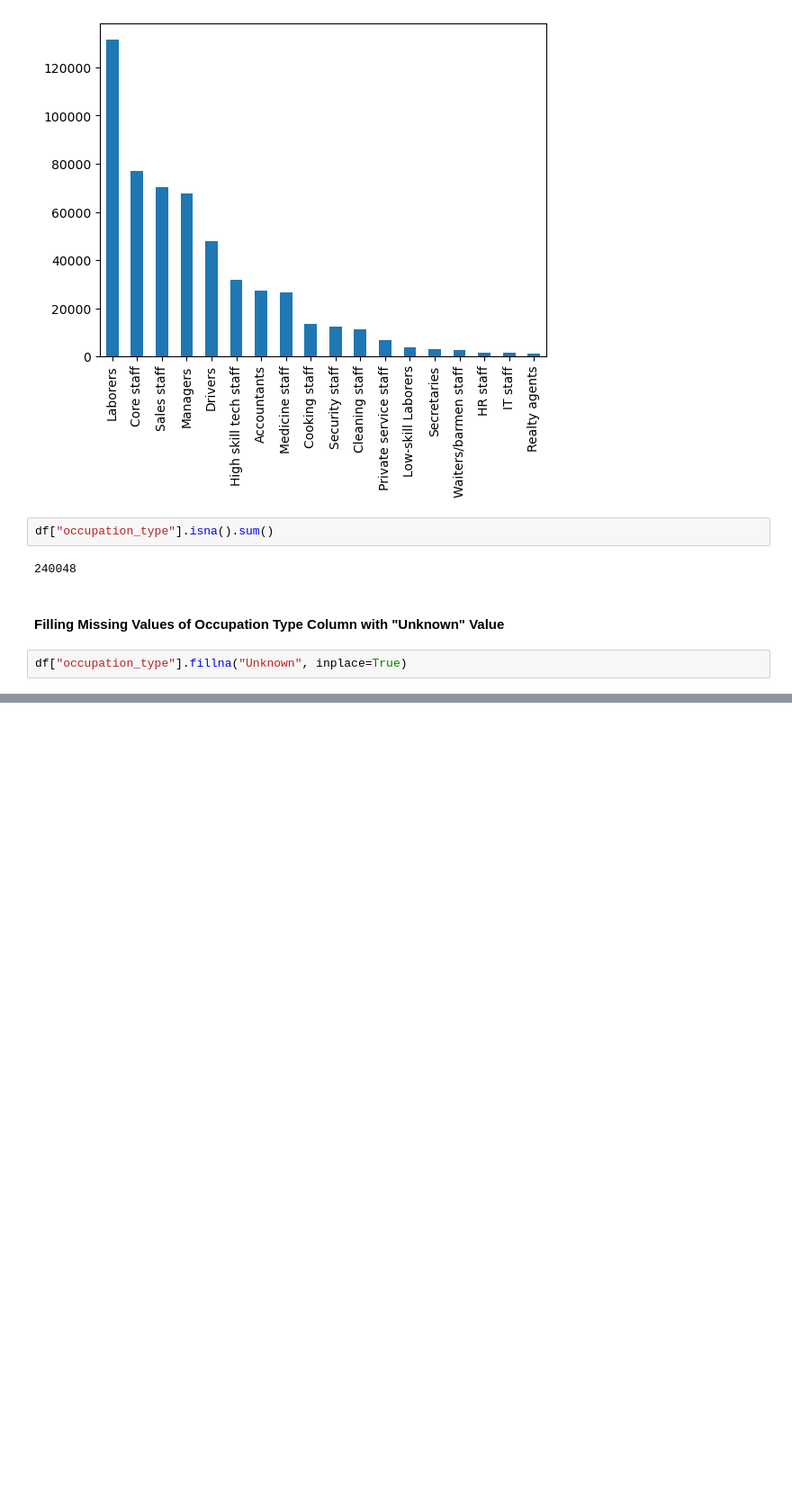
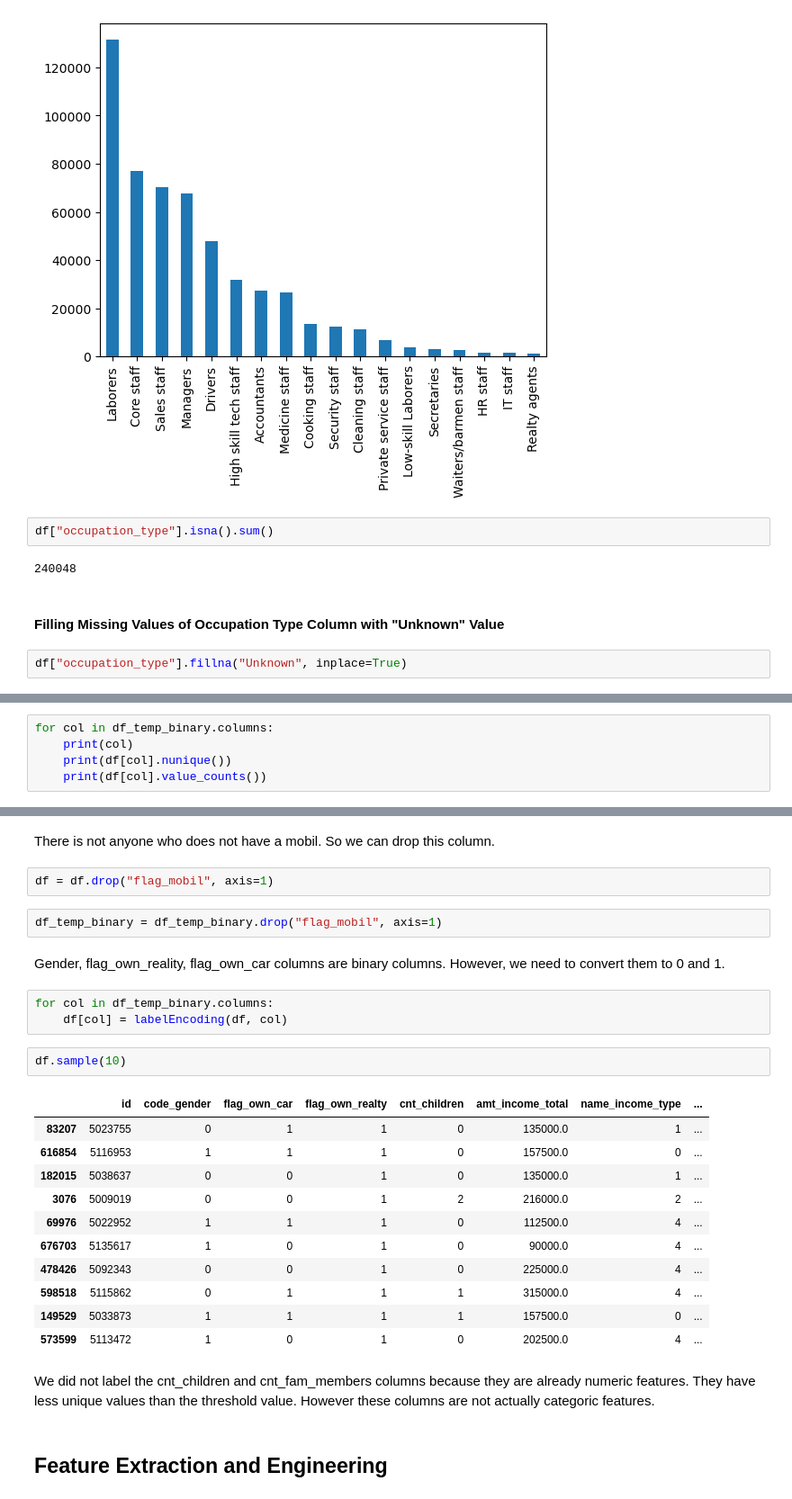
Before and after one commit to hasantahabagci/Credit-Card-Approval-Prediction, a Jupyter notebook: exploration.ipynb, the cells around one changed output, grey strips where cells are left out. Shown at 90% size. Saved outputs shown, nothing was run; the diff lists cells and outputs as text; blank space fills up the shorter version.

```diff
--- a/exploration.ipynb
+++ b/exploration.ipynb
@@ -272,0 +585,5 @@ df["occupation_type"].fillna("Unknown", inplace=True)
+# %%
+for col in df_temp_binary.columns:
+    print(col)
+    print(df[col].nunique())
+    print(df[col].value_counts())
@@ -272,0 +608,29 @@ df["occupation_type"].fillna("Unknown", inplace=True)
+# %% [markdown]
+There is not anyone who does not have a mobil. So we can drop this column.
+# %%
+df = df.drop("flag_mobil", axis=1)
+# %%
+df_temp_binary = df_temp_binary.drop("flag_mobil", axis=1)
+# %% [markdown]
+Gender, flag_own_reality, flag_own_car columns are binary columns. However, we need to convert them to 0 and 1.
+# %%
+for col in df_temp_binary.columns:
+    df[col] = labelEncoding(df, col)
+# %%
+df.sample(10)
+# %% [output]
+|  | id | code_gender | flag_own_car | flag_own_realty | cnt_children | amt_income_total | name_income_type | ... |
+| 83207 | 5023755 | 0 | 1 | 1 | 0 | 135000.0 | 1 | ... |
+| 616854 | 5116953 | 1 | 1 | 1 | 0 | 157500.0 | 0 | ... |
+| 182015 | 5038637 | 0 | 0 | 1 | 0 | 135000.0 | 1 | ... |
+| 3076 | 5009019 | 0 | 0 | 1 | 2 | 216000.0 | 2 | ... |
+| 69976 | 5022952 | 1 | 1 | 1 | 0 | 112500.0 | 4 | ... |
+| 676703 | 5135617 | 1 | 0 | 1 | 0 | 90000.0 | 4 | ... |
+| 478426 | 5092343 | 0 | 0 | 1 | 0 | 225000.0 | 4 | ... |
+| 598518 | 5115862 | 0 | 1 | 1 | 1 | 315000.0 | 4 | ... |
+| 149529 | 5033873 | 1 | 1 | 1 | 1 | 157500.0 | 0 | ... |
+| 573599 | 5113472 | 1 | 0 | 1 | 0 | 202500.0 | 4 | ... |
+# %% [markdown]
+We did not label the cnt_children and cnt_fam_members columns because they are already numeric features. They have less unique values than the threshold value. However these columns are not actually categoric features.
+# %% [markdown]
+## Feature Extraction and Engineering
```
Also changed, not shown: parts of 49 cells of this notebook.
